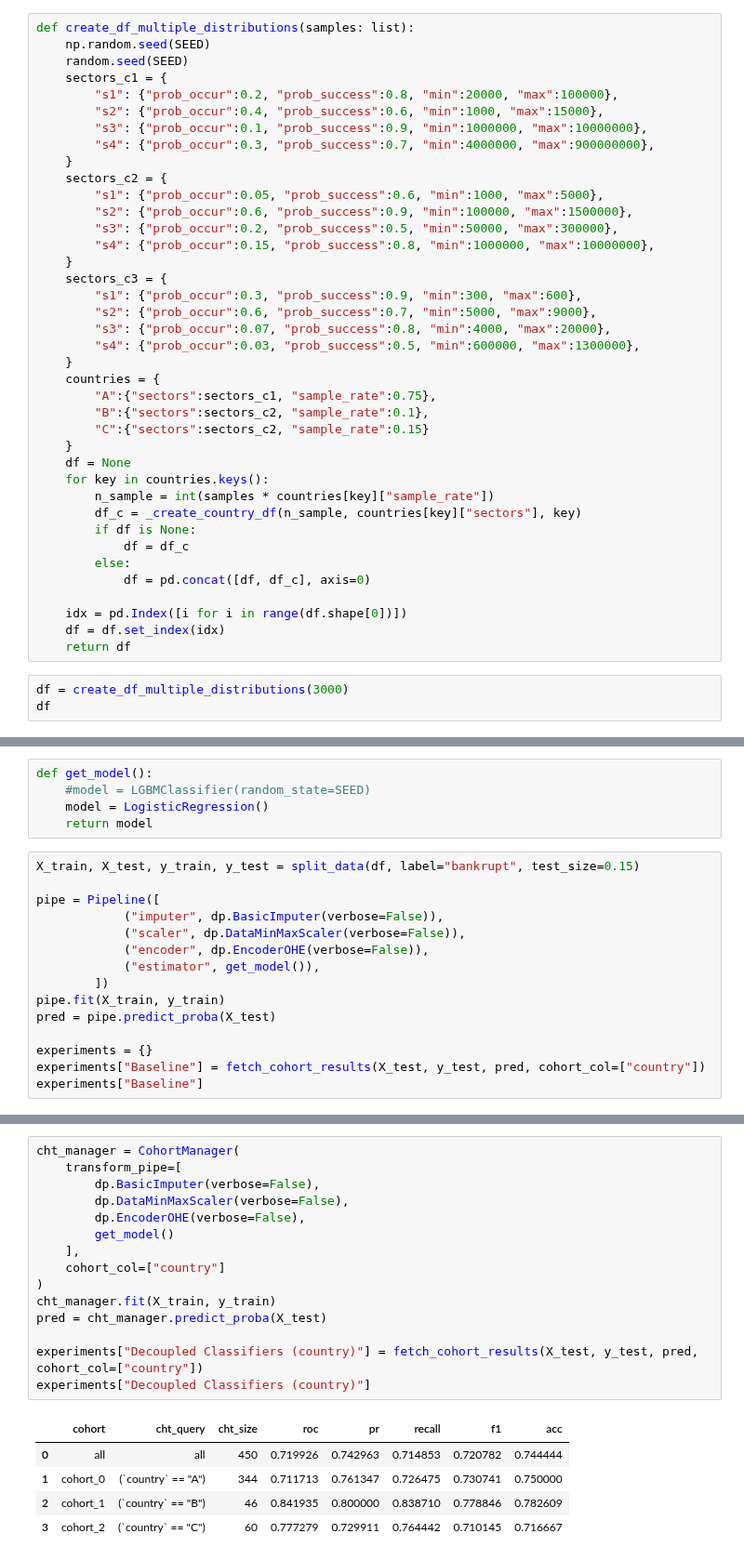
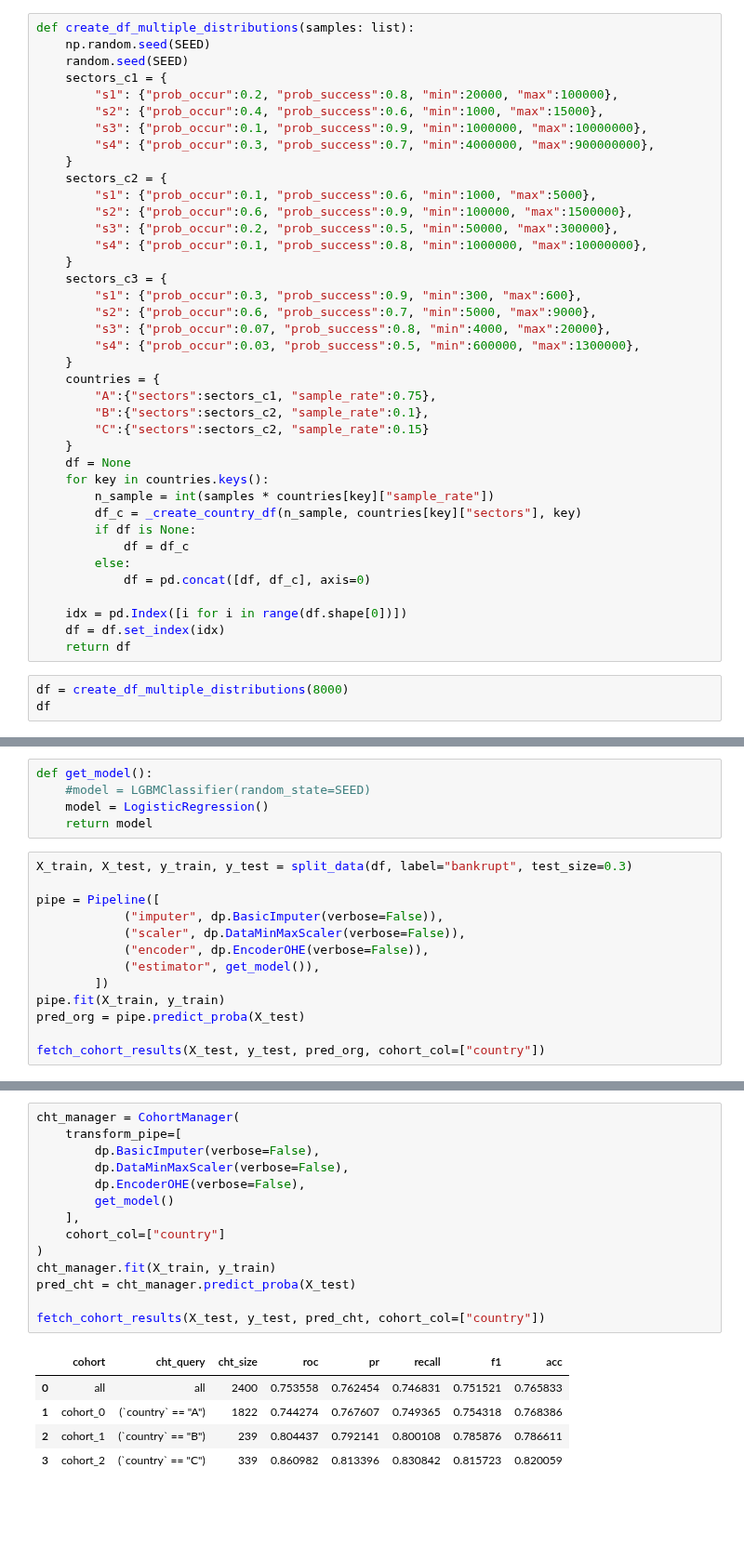
Before and after one commit to microsoft/responsible-ai-toolbox-mitigations, a Jupyter notebook: notebooks/cohort/case_study/case_1.ipynb, the cells around one changed output, grey strips where cells are left out. Shown at 93% size. Drawn from its saved outputs; the diff is of its cells as text; blank space fills up the shorter version.

```diff
--- a/notebooks/cohort/case_study/case_1.ipynb
+++ b/notebooks/cohort/case_study/case_1.ipynb
@@ -63,10 +62,10 @@ def create_df_multiple_distributions(samples: list):
         "s4": {"prob_occur":0.3, "prob_success":0.7, "min":4000000, "max":900000000},
     }
     sectors_c2 = {
-        "s1": {"prob_occur":0.05, "prob_success":0.6, "min":1000, "max":5000},
+        "s1": {"prob_occur":0.1, "prob_success":0.6, "min":1000, "max":5000},
         "s2": {"prob_occur":0.6, "prob_success":0.9, "min":100000, "max":1500000},
         "s3": {"prob_occur":0.2, "prob_success":0.5, "min":50000, "max":300000},
-        "s4": {"prob_occur":0.15, "prob_success":0.8, "min":1000000, "max":10000000},
+        "s4": {"prob_occur":0.1, "prob_success":0.8, "min":1000000, "max":10000000},
     }
     sectors_c3 = {
         "s1": {"prob_occur":0.3, "prob_success":0.9, "min":300, "max":600},
@@ -92,7 +91,7 @@ def create_df_multiple_distributions(samples: list):
     df = df.set_index(idx)
     return df
 # %%
-df = create_df_multiple_distributions(3000)
+df = create_df_multiple_distributions(8000)
 df
 # %% [output]
 |  | investment | sector | country | bankrupt |
@@ -121,7 +120,7 @@ def get_model():
     model = LogisticRegression()
     return model
 # %%
-X_train, X_test, y_train, y_test = split_data(df, label="bankrupt", test_size=0.15)
+X_train, X_test, y_train, y_test = split_data(df, label="bankrupt", test_size=0.3)
 
 pipe = Pipeline([
             ("imputer", dp.BasicImputer(verbose=False)),
@@ -130,10 +129,8 @@ pipe = Pipeline([
             ("estimator", get_model()),
         ])
 pipe.fit(X_train, y_train)
-pred = pipe.predict_proba(X_test)
+pred_org = pipe.predict_proba(X_test)
 
-experiments = {}
-experiments["Baseline"] = fetch_cohort_results(X_test, y_test, pred, cohort_col=["country"])
-experiments["Baseline"]
+fetch_cohort_results(X_test, y_test, pred_org, cohort_col=["country"])
 # %% [output]
 |  | cohort | cht_query | cht_size | roc | pr | recall | f1 | acc |
@@ -169,22 +165,21 @@ experiments["Imputer for each Cohort"]
 # %%
 cht_manager = CohortManager(
     transform_pipe=[
         dp.BasicImputer(verbose=False),
         dp.DataMinMaxScaler(verbose=False),
         dp.EncoderOHE(verbose=False),
         get_model()
     ],
     cohort_col=["country"]
 )
 cht_manager.fit(X_train, y_train)
-pred = cht_manager.predict_proba(X_test)
+pred_cht = cht_manager.predict_proba(X_test)
 
-experiments["Decoupled Classifiers (country)"] = fetch_cohort_results(X_test, y_test, pred, cohort_col=["country"])
-experiments["Decoupled Classifiers (country)"]
+fetch_cohort_results(X_test, y_test, pred_cht, cohort_col=["country"])
 # %% [output]
 |  | cohort | cht_query | cht_size | roc | pr | recall | f1 | acc |
-| 0 | all | all | 450 | 0.719926 | 0.742963 | 0.714853 | 0.720782 | 0.744444 |
-| 1 | cohort_0 | (`country` == "A") | 344 | 0.711713 | 0.761347 | 0.726475 | 0.730741 | 0.750000 |
-| 2 | cohort_1 | (`country` == "B") | 46 | 0.841935 | 0.800000 | 0.838710 | 0.778846 | 0.782609 |
-| 3 | cohort_2 | (`country` == "C") | 60 | 0.777279 | 0.729911 | 0.764442 | 0.710145 | 0.716667 |
+| 0 | all | all | 2400 | 0.753558 | 0.762454 | 0.746831 | 0.751521 | 0.765833 |
+| 1 | cohort_0 | (`country` == "A") | 1822 | 0.744274 | 0.767607 | 0.749365 | 0.754318 | 0.768386 |
+| 2 | cohort_1 | (`country` == "B") | 239 | 0.804437 | 0.792141 | 0.800108 | 0.785876 | 0.786611 |
+| 3 | cohort_2 | (`country` == "C") | 339 | 0.860982 | 0.813396 | 0.830842 | 0.815723 | 0.820059 |
 # %%
```
Also changed, not shown: parts of 15 cells of this notebook, 4 other files.
